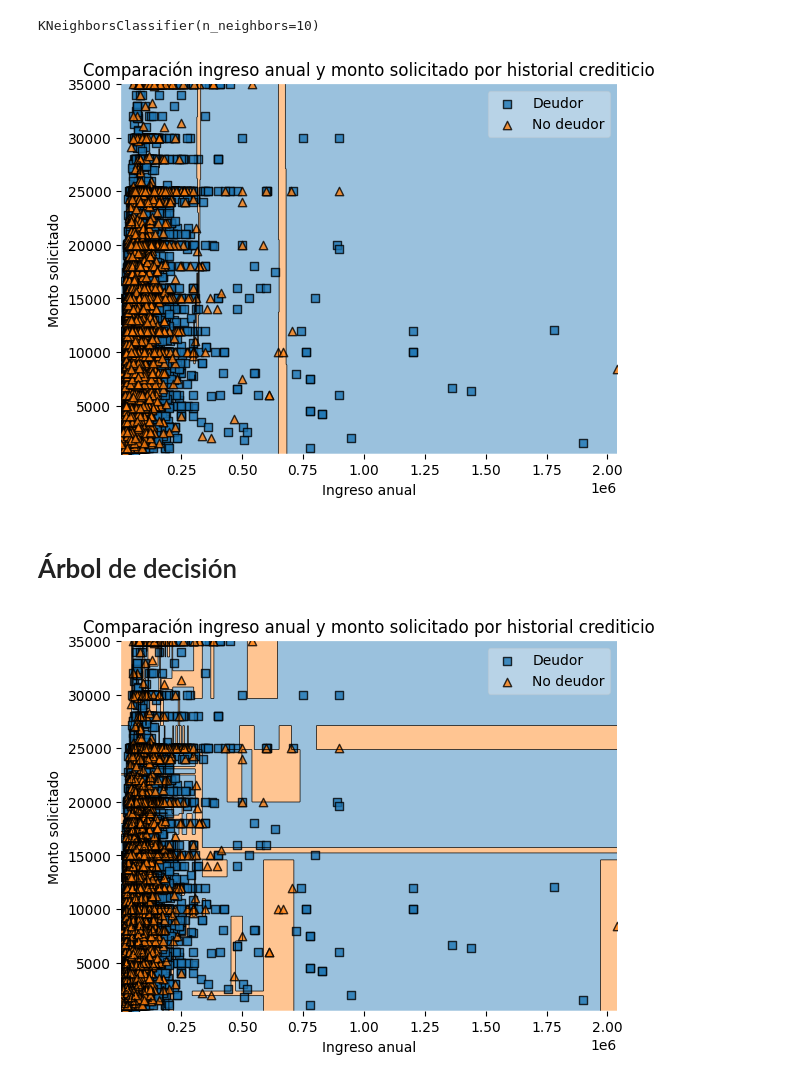
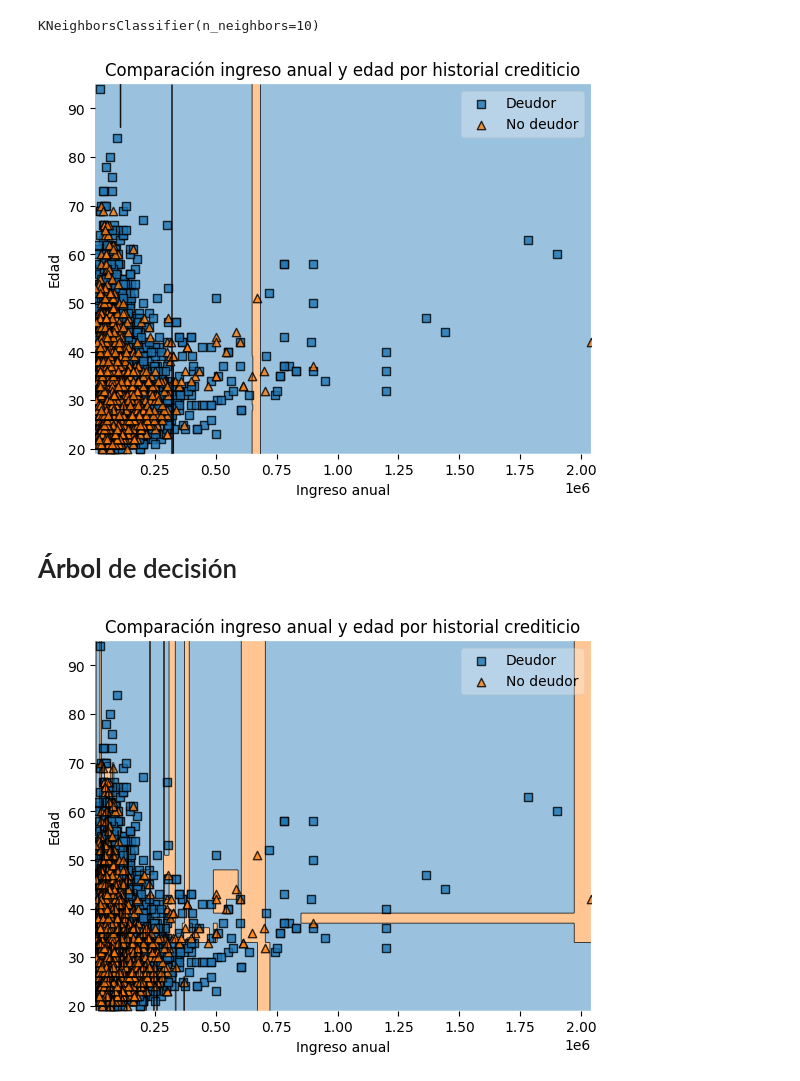
Before and after one commit to melirandazzo/trabajo_ciencia_datos, a Jupyter notebook: ProyectoDS_ParteIII_Randazzo.ipynb, the cells around one changed output. Cells and saved outputs as stored; diff of their text form; code cells hidden in the pictures.

```diff
--- a/ProyectoDS_ParteIII_Randazzo.ipynb
+++ b/ProyectoDS_ParteIII_Randazzo.ipynb
@@ -492,7 +513,7 @@ regressor.score(X_test, y_test)
 # %% [markdown]
 # **KNN**
 # %%
-X = df[['INGRESO_ANUAL', 'MONTO']]
+X = df[['INGRESO_ANUAL', 'EDAD']]
 y = df['HISTORIAL_CUMPLIMIENTO'].replace({'N':0, 'Y':1})
 
 # Importar las librerias del modelo
@@ -508,20 +529,20 @@ KNeighborsClassifier(n_neighbors=10)
 # %%
 X2= X.values
 y2= np.array(y.values)
 
 ax=plot_decision_regions(X2, y2, clf=clf)
 
 plt.xlabel('Ingreso anual')
-plt.ylabel('Monto solicitado')
-plt.title('Comparación ingreso anual y monto solicitado por historial crediticio')
+plt.ylabel('Edad')
+plt.title('Comparación ingreso anual y edad por historial crediticio')
 
 handles, labels = ax.get_legend_handles_labels()
 ax.legend(handles,
           ['Deudor', 'No deudor'],
            framealpha=0.3, scatterpoints=1)
 plt.show()
 # %% [output]
-[figure, old version]
+[figure, new version]
 # %% [markdown]
 # **Árbol** de decisión
 # %%
@@ -540,8 +561,8 @@ y2= np.array(y.values)
 ax=plot_decision_regions(X2, y2, clf=clf)
 
 plt.xlabel('Ingreso anual')
-plt.ylabel('Monto solicitado')
-plt.title('Comparación ingreso anual y monto solicitado por historial crediticio')
+plt.ylabel('Edad')
+plt.title('Comparación ingreso anual y edad por historial crediticio')
 
 handles, labels = ax.get_legend_handles_labels()
 ax.legend(handles,
@@ -549,7 +570,7 @@ ax.legend(handles,
            framealpha=0.3, scatterpoints=1)
 plt.show()
 # %% [output]
-[figure, old version]
+[figure, new version]
 # %%
 # Crear la instancia del modelo
 clf = DecisionTreeClassifier(max_depth=6)
```
Also changed, not shown: parts of 15 cells of this notebook.
